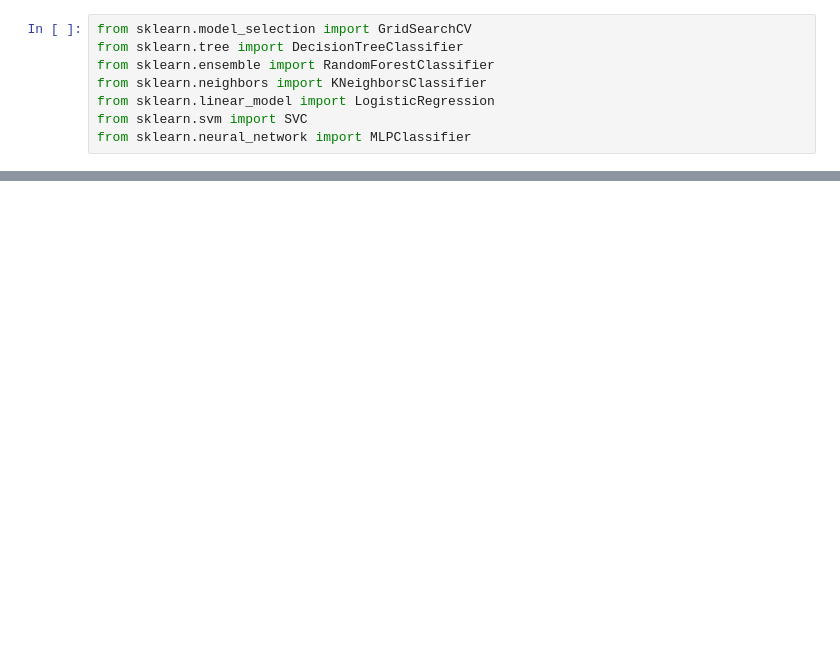
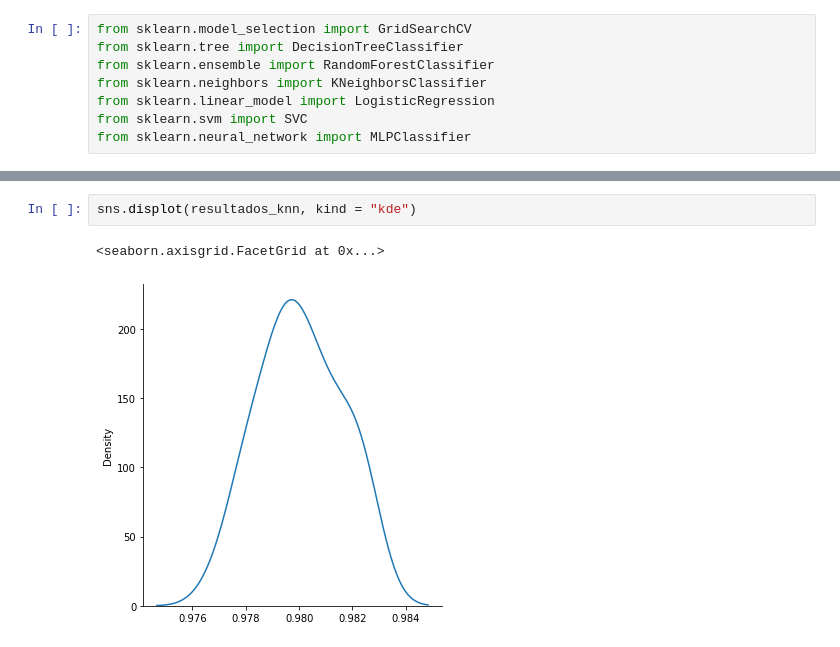
Before and after one commit to WES404/Machine_Learning_udemy, a Jupyter notebook: ML_UDEMY.ipynb, the cells around one changed output, grey strips where cells are left out. Cells and saved outputs as stored; diff of their text form; blank space fills up the shorter version.

```diff
--- a/ML_UDEMY.ipynb
+++ b/ML_UDEMY.ipynb
@@ -1216,0 +1415,5 @@ from sklearn.neural_network import MLPClassifier
+# %%
+sns.displot(resultados_knn, kind = "kde")
+# %% [output]
+<seaborn.axisgrid.FacetGrid at 0x...>
+[figure, added]
```
Also changed, not shown: parts of 67 cells of this notebook.
